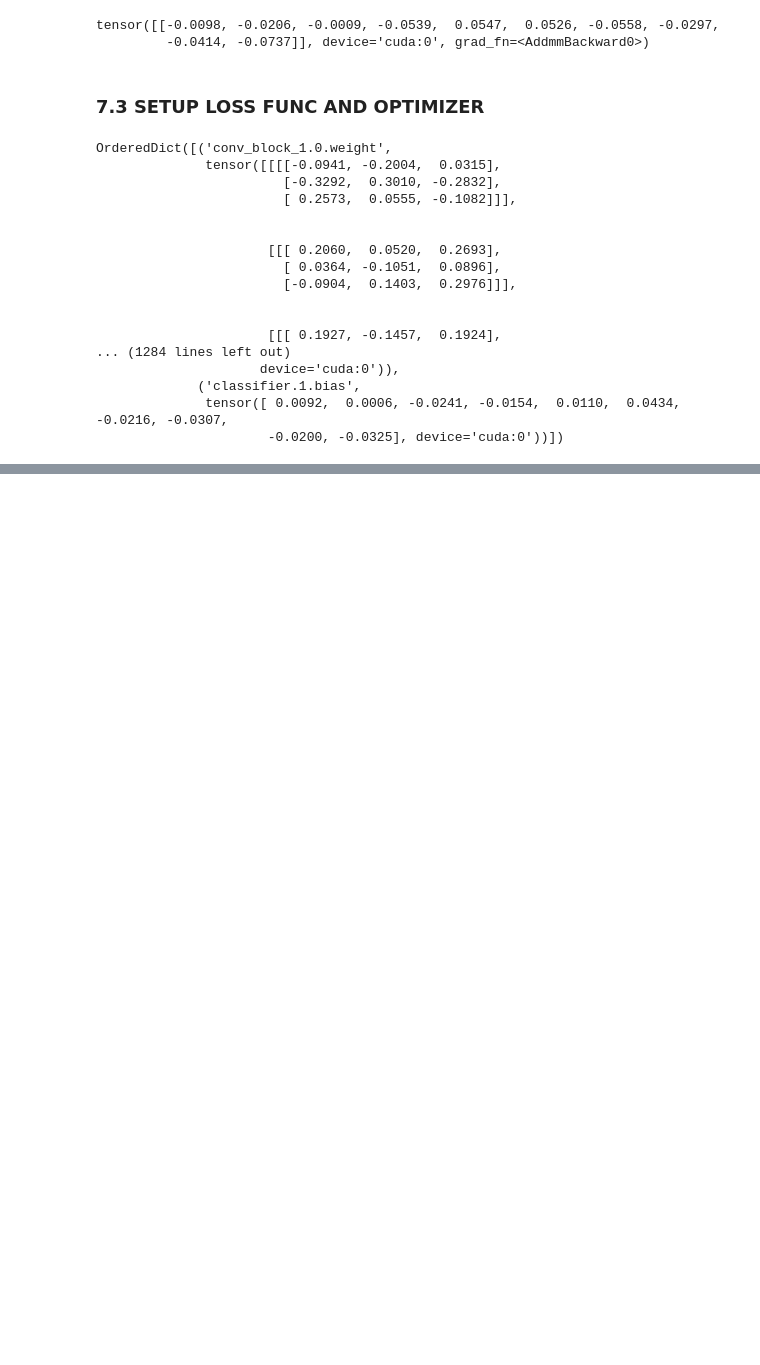
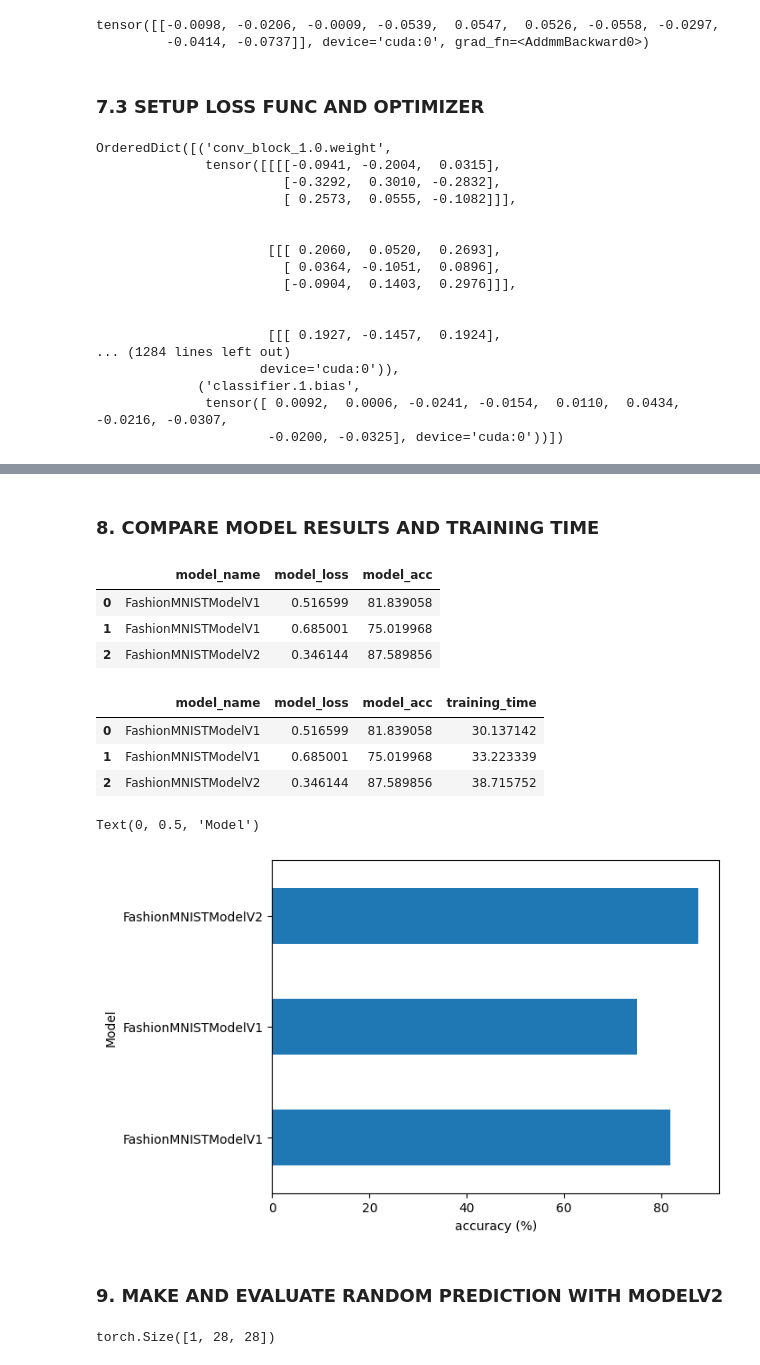
Before and after one commit to Nounsidev/PyTorch_Learning, a Jupyter notebook: 5_ComputerVision.ipynb, the cells around one changed output, grey strips where cells are left out. Drawn from its saved outputs; the diff is of its cells as text; code cells hidden in the pictures; blank space fills up the shorter version.

```diff
--- a/5_ComputerVision.ipynb
+++ b/5_ComputerVision.ipynb
@@ -731,0 +732,36 @@ modelV2_results
+# %% [markdown]
+### 8. COMPARE MODEL RESULTS AND TRAINING TIME
+# %%
+import pandas as pd
+compare_results = pd.DataFrame([modelV0_results,
+                               modelV1_results,
+                               modelV2_results])
+
+compare_results
+# %% [output]
+|  | model_name | model_loss | model_acc |
+| 0 | FashionMNISTModelV1 | 0.516599 | 81.839058 |
+| 1 | FashionMNISTModelV1 | 0.685001 | 75.019968 |
+| 2 | FashionMNISTModelV2 | 0.346144 | 87.589856 |
+# %%
+#Add training time to results comparison
+compare_results["training_time"] = [total_train_time_modelV0,
+                                          total_train_time_modelV1,
+                                          total_train_time_modelV2]
+
+compare_results
+# %% [output]
+|  | model_name | model_loss | model_acc | training_time |
+| 0 | FashionMNISTModelV1 | 0.516599 | 81.839058 | 30.137142 |
+| 1 | FashionMNISTModelV1 | 0.685001 | 75.019968 | 33.223339 |
+| 2 | FashionMNISTModelV2 | 0.346144 | 87.589856 | 38.715752 |
+# %%
+# Visualize our models result
+compare_results.set_index("model_name")["model_acc"].plot(kind = "barh")
+plt.xlabel("accuracy (%)")
+plt.ylabel("Model")
+# %% [output]
+Text(0, 0.5, 'Model')
+[figure, added]
+# %% [markdown]
+### 9. MAKE AND EVALUATE RANDOM PREDICTION WITH MODELV2
@@ -731,0 +786,14 @@ modelV2_results
+# %%
+import random
+
+
+test_samples = []
+test_labels = []
+
+for sample, label in random.sample(list(test_data), k = 9):
+  test_samples.append(sample)
+  test_labels.append(label)
+
+test_samples[0].shape
+# %% [output]
+torch.Size([1, 28, 28])
```
Also changed, not shown: parts of 12 cells of this notebook.
